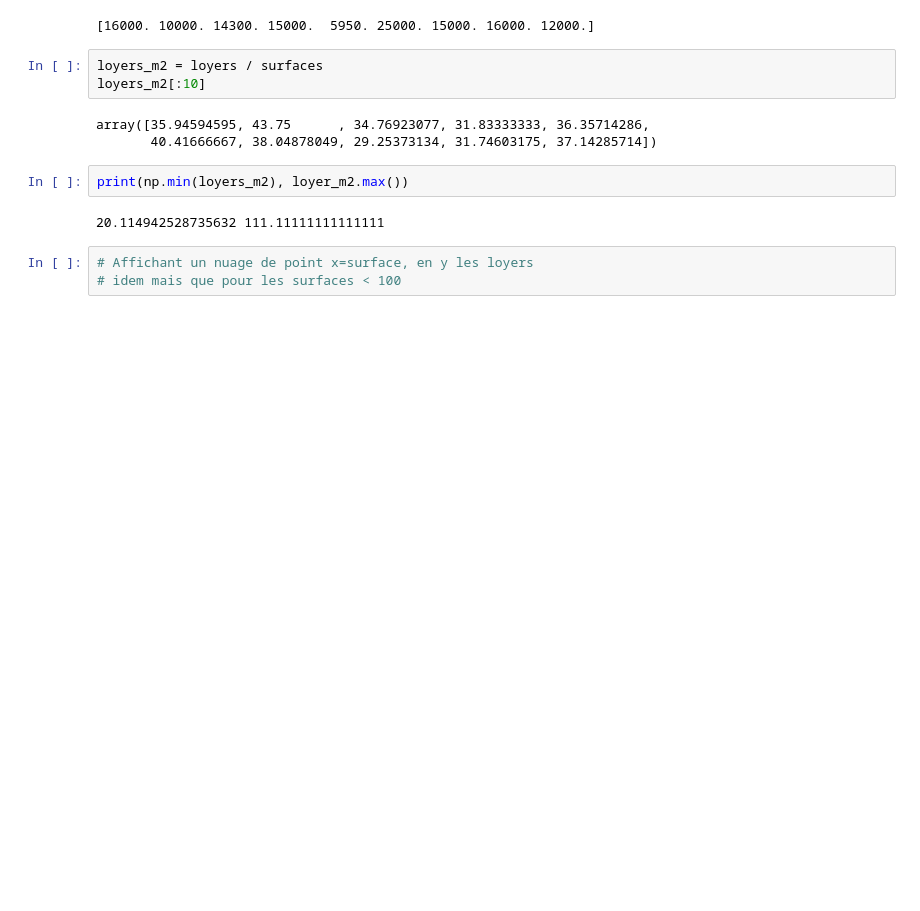
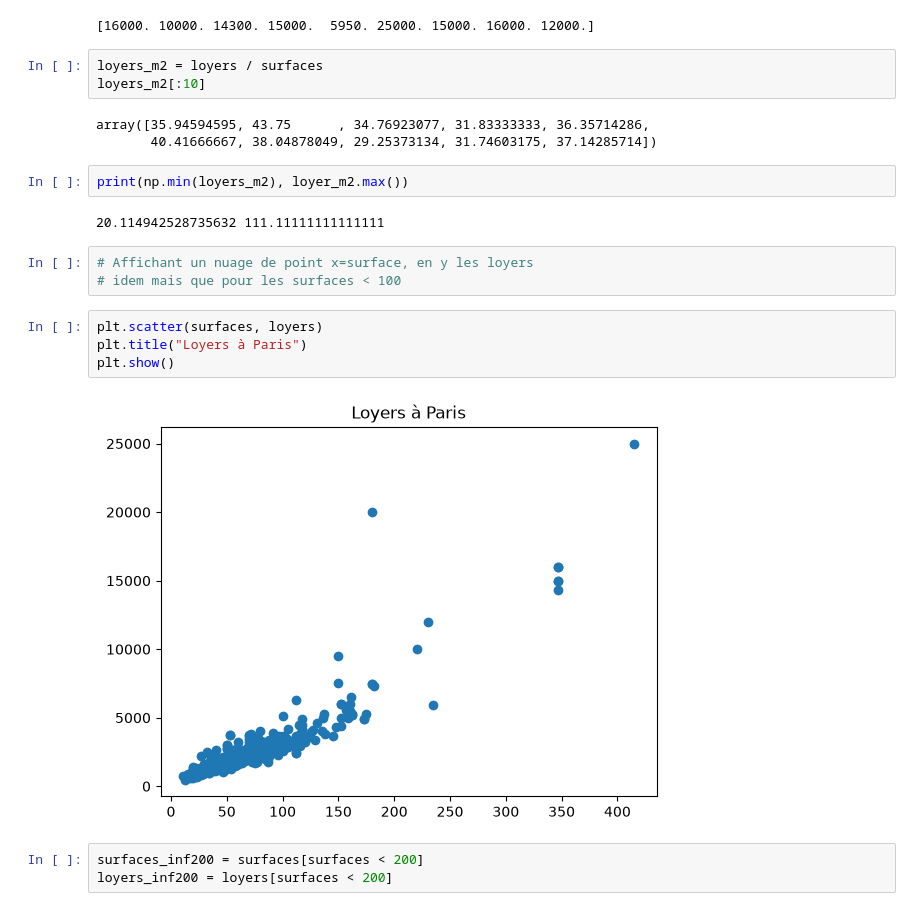
Before and after one commit to cyrilvincent/datascience, a Jupyter notebook: tp_house.ipynb, the cells around one changed output. Cells and saved outputs as stored; diff of their text form; blank space fills up the shorter version.

```diff
--- a/tp_house.ipynb
+++ b/tp_house.ipynb
@@ -53,3 +54,12 @@ print(np.min(loyers_m2), loyer_m2.max())
 # %%
 # Affichant un nuage de point x=surface, en y les loyers
 # idem mais que pour les surfaces < 100
+# %%
+plt.scatter(surfaces, loyers)
+plt.title("Loyers à Paris")
+plt.show()
+# %% [output]
+[figure, added]
+# %%
+surfaces_inf200 = surfaces[surfaces < 200]
+loyers_inf200 = loyers[surfaces < 200]
```
Also changed, not shown: parts of 2 cells of this notebook, 3 other files.
